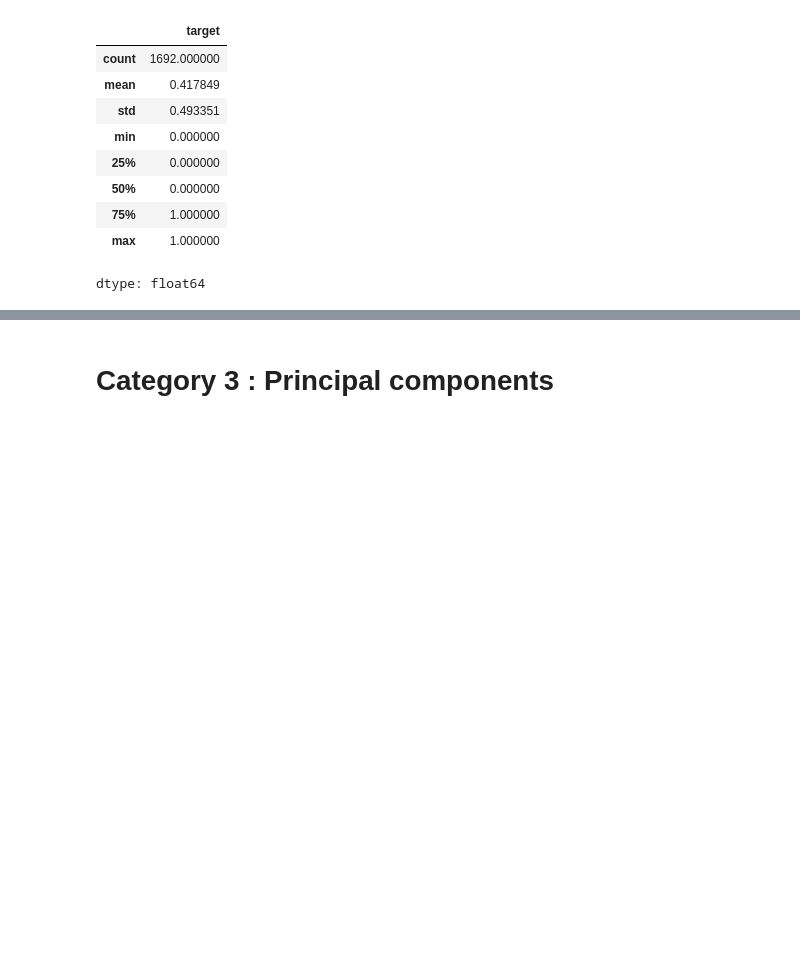
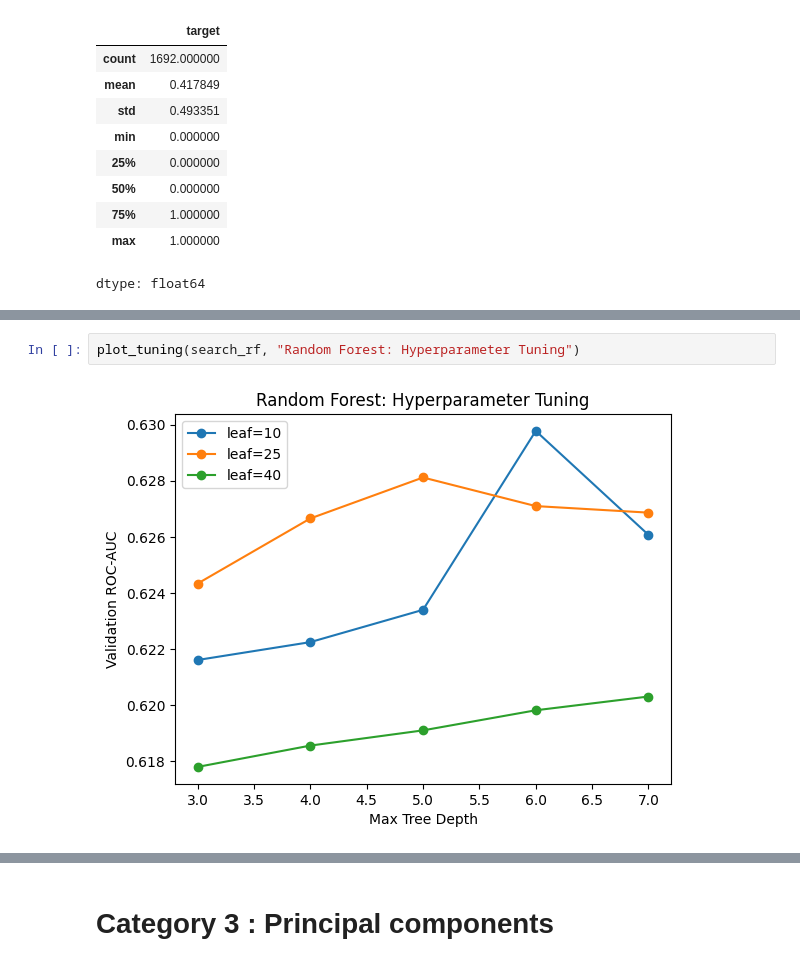
Before and after one commit to KateYANG93/ExData_Plotting1, a Jupyter notebook: Machine_Learning_in_Finance_Group_Work_Project_.ipynb, the cells around one changed output, grey strips where cells are left out. Saved outputs shown, nothing was run; the diff lists cells and outputs as text; blank space fills up the shorter version.

```diff
--- a/Machine_Learning_in_Finance_Group_Work_Project_.ipynb
+++ b/Machine_Learning_in_Finance_Group_Work_Project_.ipynb
@@ -214 +254,5 @@ plt.show()
+# %%
+plot_tuning(search_rf, "Random Forest: Hyperparameter Tuning")
+# %% [output]
+[figure, added]
 # %%
```
Also changed, not shown: parts of 19 cells of this notebook.
